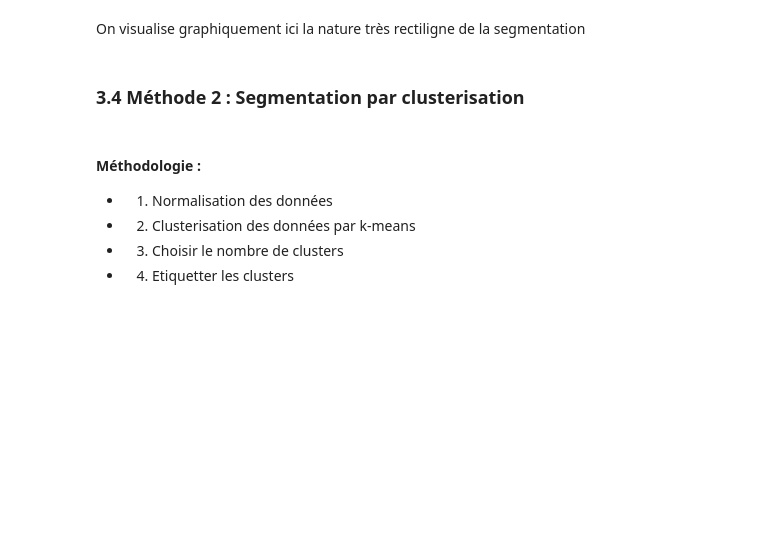
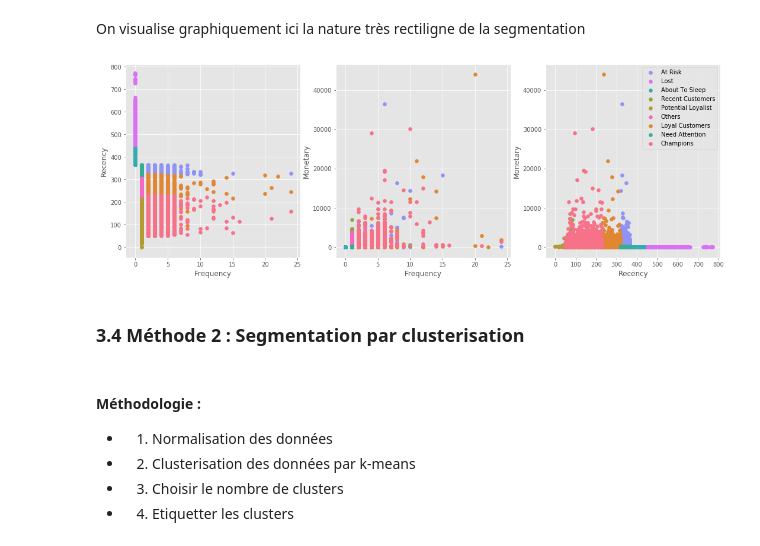
Before and after one commit to MGL56/Projet_4, a Jupyter notebook: Projet_5.ipynb, the cells around one changed output. Cells and saved outputs as stored; diff of their text form; code cells hidden in the pictures; blank space fills up the shorter version.

```diff
--- a/Projet_5.ipynb
+++ b/Projet_5.ipynb
@@ -1394,7 +1399,7 @@ projection_3d_segments(rfmTable_1, 'RFM Score', colors_1)
 # %% [markdown]
 On visualise graphiquement ici la nature très rectiligne de la segmentation
 # %%
-def projection_2d_segments(data, xlabel, ylabel, label_score) :
+def projection_2d_segments(data, xlabel, ylabel, label_score, colors) :
     """
     2D scatter plot
     data(pd.DataFrame): contient les 3 colonnes xlabel, ylabel et label_score
@@ -1403,32 +1408,46 @@ def projection_2d_segments(data, xlabel, ylabel, label_score) :
     label_score: nom méthodologie de la segmentation
     """
     # Pour chaque segment, scatter plot
-    for i, rank in enumerate(rfmTable_1[label_score].unique()):
-        plt.scatter(data[data[label_score] == rank][xlabel],
-                    data[data[label_score] == rank][ylabel],
-                    label=rank)
+    for i, segment in enumerate(rfmTable_1[label_score].unique()):
+        plt.scatter(data[data[label_score] == segment][xlabel],
+                    data[data[label_score] == segment][ylabel],
+                    label=segment,
+                    c=colors[segment]
+                   )
     # Titre des axes
     plt.xlabel(xlabel)
     plt.ylabel(ylabel)
 # %%
 fig = plt.figure(1, figsize=(18, 6))
 
-# Liste des couleurs pour chaque segment
-sns.set_palette(sns.color_palette("husl", 9))
 # 2D plot, Frequency vs Recency
 plt.subplot(1, 3, 1)
-projection_2d_segments(rfmTable_1, "Frequency", "Recency", "RFM Score")
+projection_2d_segments(rfmTable_1,
+                       "Frequency",
+                       "Recency",
+                       "RFM Score",
+                       colors=colors_1)
 
 # 2D plot, Frequency vs Monetary
 plt.subplot(1, 3, 2)
-projection_2d_segments(rfmTable_1, "Frequency", "Monetary", "RFM Score")
+projection_2d_segments(rfmTable_1,
+                       "Frequency",
+                       "Monetary",
+                       "RFM Score",
+                       colors=colors_1)
 
 # 2D plot, Frequency vs Monetary
 plt.subplot(1, 3, 3)
-projection_2d_segments(rfmTable_1, "Recency", "Monetary", "RFM Score")
+projection_2d_segments(rfmTable_1,
+                       "Recency",
+                       "Monetary",
+                       "RFM Score",
+                       colors=colors_1)
 
 plt.legend()
 plt.show()
+# %% [output]
+[figure, added]
 # %% [markdown]
 ### 3.4 Méthode 2 : Segmentation par clusterisation
 # %% [markdown]
```
Also changed, not shown: parts of 66 cells of this notebook, 2 other files.
